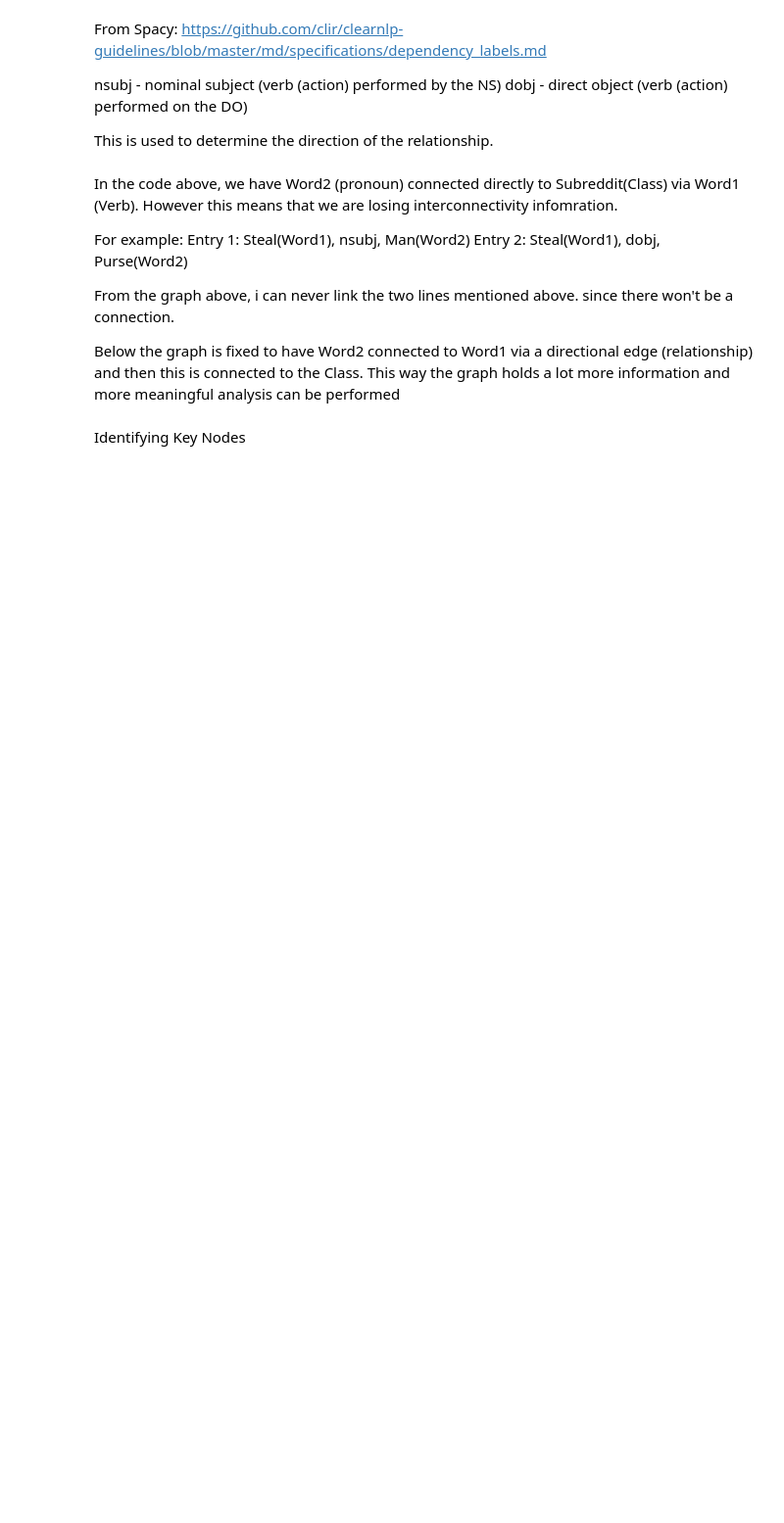
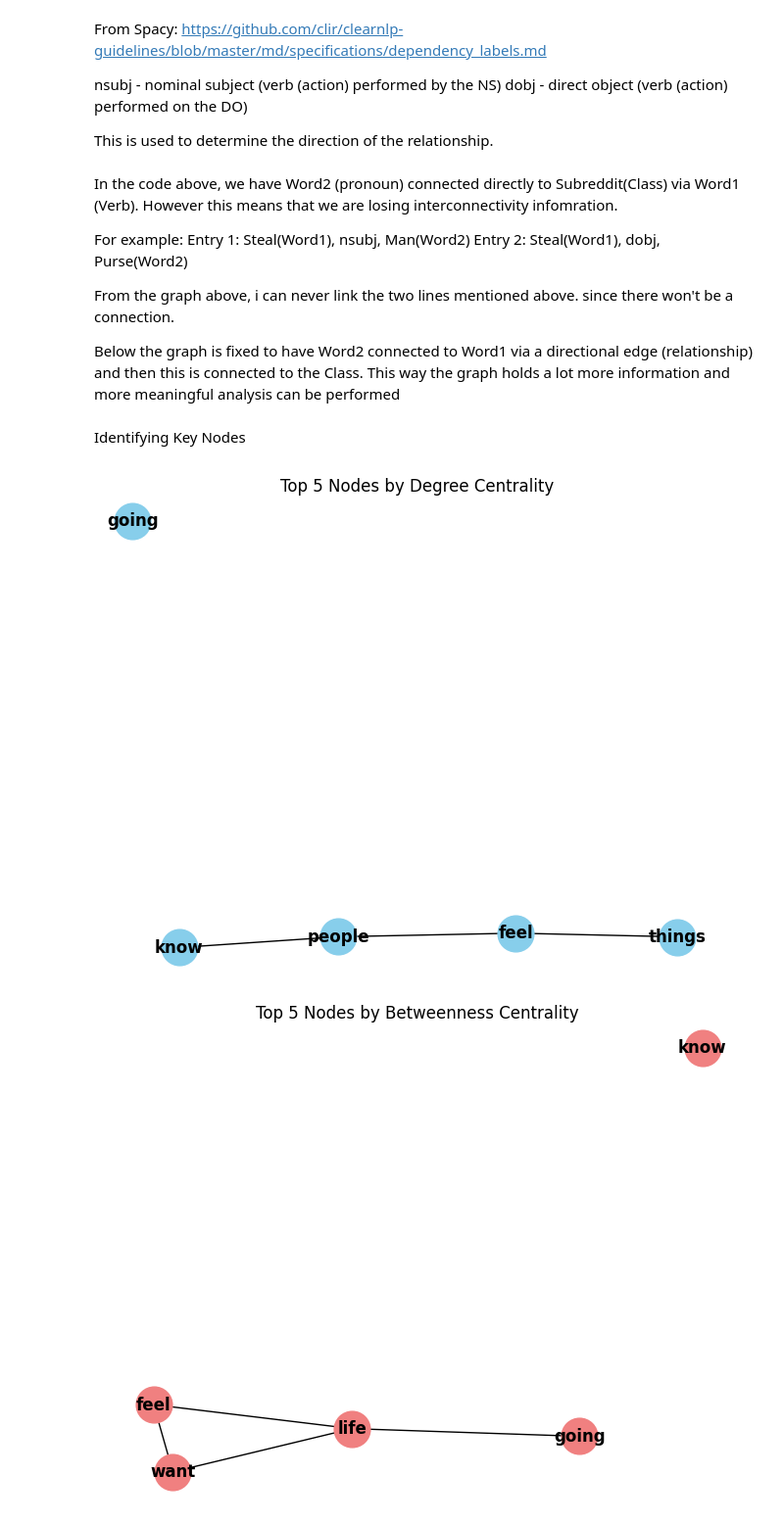
Before and after one commit to BigDataAssignment/mining-large-scale-data, a Jupyter notebook: GraphBuilding.ipynb, the cells around one changed output. Shown at 98% size. Cells and saved outputs as stored; diff of their text form; code cells hidden in the pictures; blank space fills up the shorter version.

Commit message:
Added Community Detection and Key Node Identifier

```diff
--- a/GraphBuilding.ipynb
+++ b/GraphBuilding.ipynb
@@ -187,3 +189,64 @@ query = "MATCH (n) return n"
 graph.run(query).data()
 # %% [markdown]
 Identifying Key Nodes
+# %%
+# Cypher query to get nodes and their labels, excluding nodes of type "Mental_Health_Disorder"
+query = """
+MATCH (n)
+WHERE NOT n:Mental_Health_Disorder
+RETURN id(n) as id, n.name as label
+"""
+
+result = graph.run(query)
+node_labels = {record['id']: record['label'] for record in result}
+
+# Cypher query to get relationships and their nodes, excluding nodes of type "Mental_Health_Disorder"
+query = """
+MATCH (n)-[r]->(m)
+WHERE NOT n:Mental_Health_Disorder AND NOT m:Mental_Health_Disorder
+RETURN id(n) as source, id(m) as target
+"""
+
+result = graph.run(query)
+edges = [(record['source'], record['target']) for record in result]
+
+G = nx.Graph(edges)
+
+# Calculate Degree Centrality
+degree_centrality = nx.degree_centrality(G)
+
+top_degree_nodes = sorted(degree_centrality, key=degree_centrality.get, reverse=True)[:5]
+
+subgraph_degree = G.subgraph(top_degree_nodes)
+labels_degree = {node: node_labels[node] for node in subgraph_degree.nodes}
+pos_degree = nx.spring_layout(subgraph_degree)
+nx.draw(subgraph_degree, pos_degree, with_labels=True, labels=labels_degree, font_weight='bold', node_size=700, node_color='skyblue')
+plt.title('Top 5 Nodes by Degree Centrality')
+plt.show()
+
+# Calculate Betweenness Centrality
+betweenness_centrality = nx.betweenness_centrality(G)
+
+top_betweenness_nodes = sorted(betweenness_centrality, key=betweenness_centrality.get, reverse=True)[:5]
+
+subgraph_betweenness = G.subgraph(top_betweenness_nodes)
+labels_betweenness = {node: node_labels[node] for node in subgraph_betweenness.nodes}
+pos_betweenness = nx.spring_layout(subgraph_betweenness)
+nx.draw(subgraph_betweenness, pos_betweenness, with_labels=True, labels=labels_betweenness, font_weight='bold', node_size=700, node_color='lightcoral')
+plt.title('Top 5 Nodes by Betweenness Centrality')
+plt.show()
+
+# Calculate Eigenvector Centrality
+eigenvector_centrality = nx.eigenvector_centrality(G)
+
+top_eigenvector_nodes = sorted(eigenvector_centrality, key=eigenvector_centrality.get, reverse=True)[:5]
+
+subgraph_eigenvector = G.subgraph(top_eigenvector_nodes)
+labels_eigenvector = {node: node_labels[node] for node in subgraph_eigenvector.nodes}
+pos_eigenvector = nx.spring_layout(subgraph_eigenvector)
+nx.draw(subgraph_eigenvector, pos_eigenvector, with_labels=True, labels=labels_eigenvector, font_weight='bold', node_size=700, node_color='lightgreen')
+plt.title('Top 5 Nodes by Eigenvector Centrality')
+plt.show()
+# %% [output]
+[figure, added]
+[figure, added]
```
Also changed, not shown: parts of 4 cells of this notebook, 1 other file.
